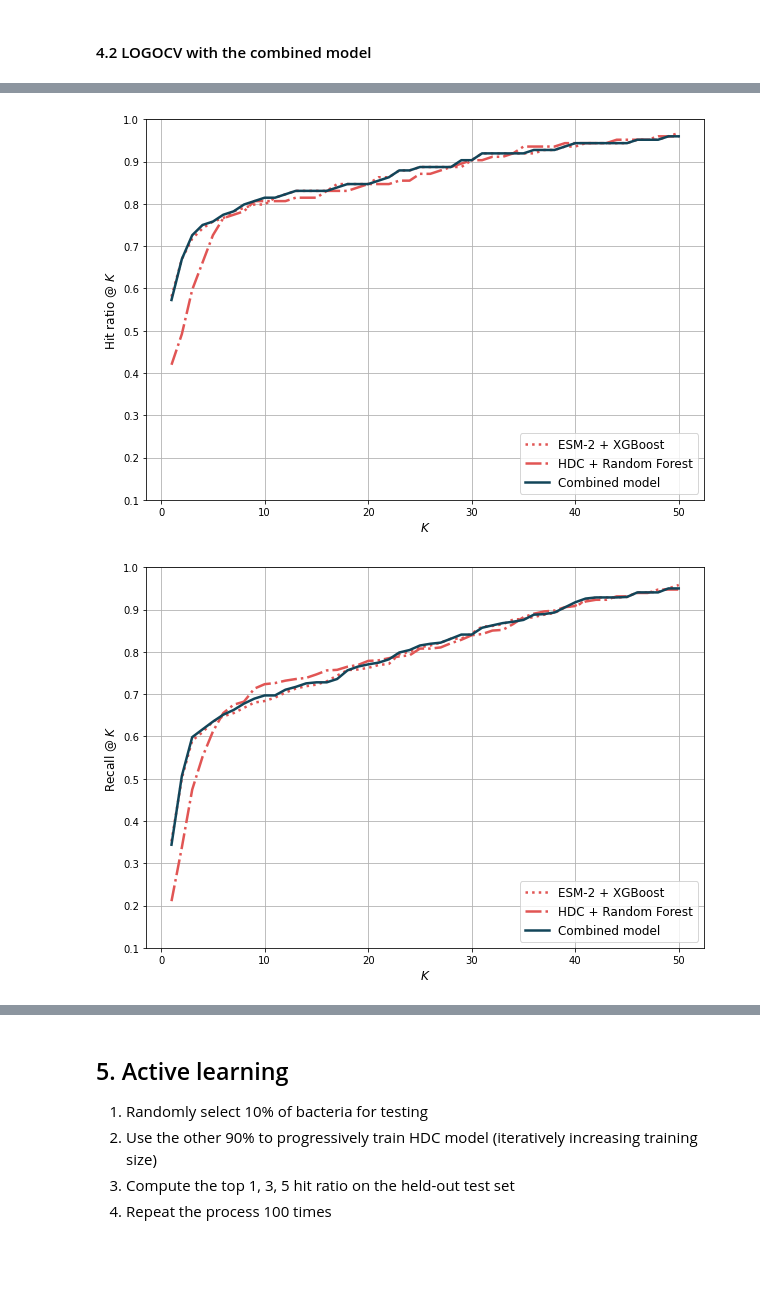
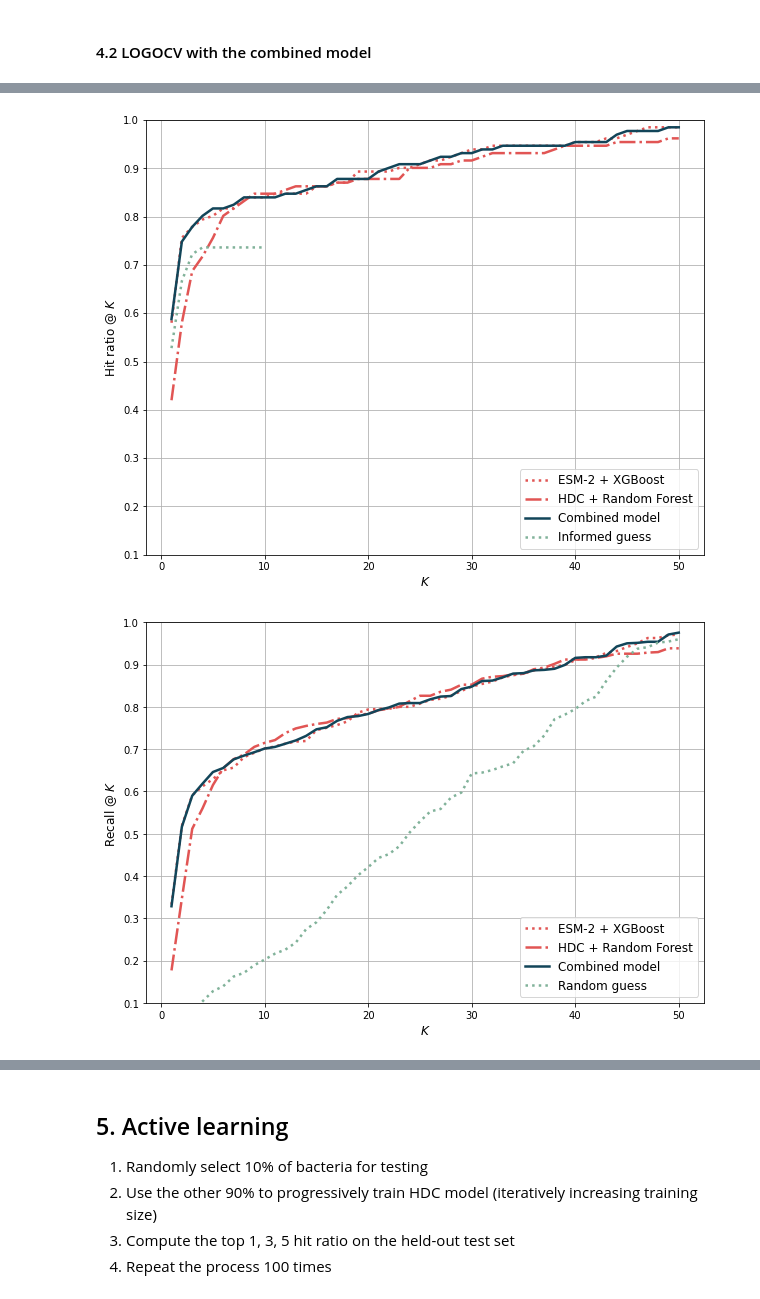
Before and after one commit to dimiboeckaerts/PhageHostLearn, a Jupyter notebook: code/phagehostlearn_training.ipynb, the cells around one changed output, grey strips where cells are left out. Saved outputs shown, nothing was run; the diff lists cells and outputs as text; code cells hidden in the pictures; blank space fills up the shorter version.

Commit message:
Update results

```diff
--- a/code/phagehostlearn_training.ipynb
+++ b/code/phagehostlearn_training.ipynb
@@ -152,7 +151,7 @@ scores_lan = []
 scores_hdc = []
 label_list = []
 labels = np.asarray(labels)
-pbar = tqdm(total=200)
+pbar = tqdm(total=len(set(groups_loci)))
 for train_index, test_index in logo.split(features_esm2, labels, groups_loci):
     # get the training and test data
     Xlan_train, Xlan_test = features_esm2[train_index], features_esm2[test_index]
@@ -161,7 +160,7 @@ for train_index, test_index in logo.split(features_esm2, labels, groups_loci):
     imbalance = sum([1 for i in y_train if i==1]) / sum([1 for i in y_train if i==0])
 
     ## ESM-2 EMBEDDINGS: XGBoost model
-    xgb = XGBClassifier(scale_pos_weight=1/imbalance, learning_rate=0.3, n_estimators=250, max_depth=5,
+    xgb = XGBClassifier(scale_pos_weight=1/imbalance, learning_rate=0.3, n_estimators=250, max_depth=7,
                         n_jobs=cpus, eval_metric='logloss', use_label_encoder=False)
     xgb.fit(Xlan_train, y_train)
     score_xgb = xgb.predict_proba(Xlan_test)[:,1]
@@ -179,18 +178,18 @@ for train_index, test_index in logo.split(features_esm2, labels, groups_loci):
     # pbar update
     pbar.update(1)
 pbar.close()
+# %%
+# save results
+logo_results = {'labels': label_list, 'scores_language': scores_lan, 'scores_hdc': scores_hdc}
+with open(results_path+'/v3.4/combined_logocv_results_v34.pickle', 'wb') as f:
+    pickle.dump(logo_results, f)
 # %%
-# save results
-logo_results = {'labels': label_list, 'scores_language': scores_lan, 'scores_hdc': scores_hdc}
-with open(results_path+'/v3.4/combined_logocv_results.pickle', 'wb') as f:
-    pickle.dump(logo_results, f)
-
 # read results
-#with open(results_path+'/v3.3/combined_logocv_results.pickle', 'rb') as f:
-#    logo_results = pickle.load(f)
-#scores_lan = logo_results['scores_language']
-#scores_hdc = logo_results['scores_hdc']
-#labels = logo_results['labels']
+with open(results_path+'/v3.4/combined_logocv_results_v34.pickle', 'rb') as f:
+    logo_results = pickle.load(f)
+scores_lan = logo_results['scores_language']
+scores_hdc = logo_results['scores_hdc']
+label_list = logo_results['labels']
 
 # compute performance
 rocaucs = []
@@ -198,7 +197,8 @@ praucs = []
 rqueries_lan = []
 rqueries_hdc = []
 rqueries_ens = []
-for i in range(200):
+random_guess = []
+for i in range(len(set(groups_loci))):
     score_lan = scores_lan[i]
     score_hdc = scores_hdc[i]
     score_ens = [phlu.uninorm(score_lan[j], score_hdc[j]) for j in range(len(score_lan))]
@@ -214,5 +214,6 @@ for i in range(200):
             rqueries_lan.append(ranked_lan)
             rqueries_hdc.append(ranked_hdc)
             rqueries_ens.append(ranked_ens)
+            random_guess.append(random.sample(ranked_ens, len(ranked_ens)))
     except:
         pass
@@ -230,38 +257,44 @@ Combined model:  0.7945888376856118
 # %%
 # results, hit ratios @ K
+informed_hits = {1: 0.5277, 2: 0.6666, 3: 0.7222, 4: 0.7361, 5: 0.7361, 6: 0.7361, 7: 0.7361, 8: 0.7361, 9: 0.7361, 10: 0.7361}
 ks = np.linspace(1, 50, 50)
 hits_lan = [phlu.hitratio(rqueries_lan, int(k)) for k in ks]
 hits_hdc = [phlu.hitratio(rqueries_hdc, int(k)) for k in ks]
 hits_ens = [phlu.hitratio(rqueries_ens, int(k)) for k in ks]
-fig, ax = plt.subplots(figsize=(10,7))
+hits_random = [phlu.hitratio(random_guess, int(k)) for k in ks]
+fig, ax = plt.subplots(figsize=(10,8))
 ax.plot(ks, hits_lan, c='#E15554', linewidth=2.5, ls=':', label='ESM-2 + XGBoost')
 ax.plot(ks, hits_hdc, c='#E15554', linewidth=2.5, ls='-.', label='HDC + Random Forest')
 ax.plot(ks, hits_ens, c='#124559', linewidth=2.5, label='Combined model')
+#ax.plot(ks, hits_random, c='#81B29A', linewidth=2.5, ls=':', label='Random guess')
+ax.plot(range(1,11), list(informed_hits.values()), c='#81B29A', linewidth=2.5, ls=':', label='Informed guess')
 ax.set_xlabel('$\it{K}$', size=12)
 ax.set_ylabel('Hit ratio @ $\it{K}$', size=12)
 ax.set_ylim(0.1, 1)
 ax.legend(loc=4, prop={'size': 12})
 ax.grid(True)
 fig.savefig(results_path+'/v3.4/logocv_hitratio.png', dpi=400)
 fig.savefig(results_path+'/v3.4/logocv_hitratio_svg.svg', format='svg', dpi=400)
 # %% [output]
-[figure, old version]
+[figure, new version]
 # %%
 # results, recalls @ K
 ks = np.linspace(1, 50, 50)
 recalls_lan = [phlu.recallatk(rqueries_lan, int(k)) for k in ks]
 recalls_hdc = [phlu.recallatk(rqueries_hdc, int(k)) for k in ks]
 recalls_ens = [phlu.recallatk(rqueries_ens, int(k)) for k in ks]
+recalls_random = [phlu.recallatk(random_guess, int(k)) for k in ks]
 fig, ax = plt.subplots(figsize=(10,7))
 ax.plot(ks, recalls_lan, c='#E15554', linewidth=2.5, ls=':', label='ESM-2 + XGBoost')
 ax.plot(ks, recalls_hdc, c='#E15554', linewidth=2.5, ls='-.', label='HDC + Random Forest')
 ax.plot(ks, recalls_ens, c='#124559', linewidth=2.5, label='Combined model')
+ax.plot(ks, recalls_random, c='#81B29A', linewidth=2.5, ls=':', label='Random guess')
 ax.set_xlabel('$\it{K}$', size=12)
 ax.set_ylabel('Recall @ $\it{K}$', size=12)
 ax.set_ylim(0.1, 1)
 ax.legend(loc=4, prop={'size': 12})
 ax.grid(True)
-fig.savefig(results_path+'/v3.4/logocv_recall.png', dpi=400)
-fig.savefig(results_path+'/v3.4/logocv_recall_svg.svg', format='svg', dpi=400)
+fig.savefig(results_path+'/v3.4/logocv_recall_withrandom.png', dpi=400)
+fig.savefig(results_path+'/v3.4/logocv_recall_svg_withrandom.svg', format='svg', dpi=400)
 # %% [output]
-[figure, old version]
+[figure, new version]
```
Also changed, not shown: parts of 14 cells of this notebook, 6 other files.
